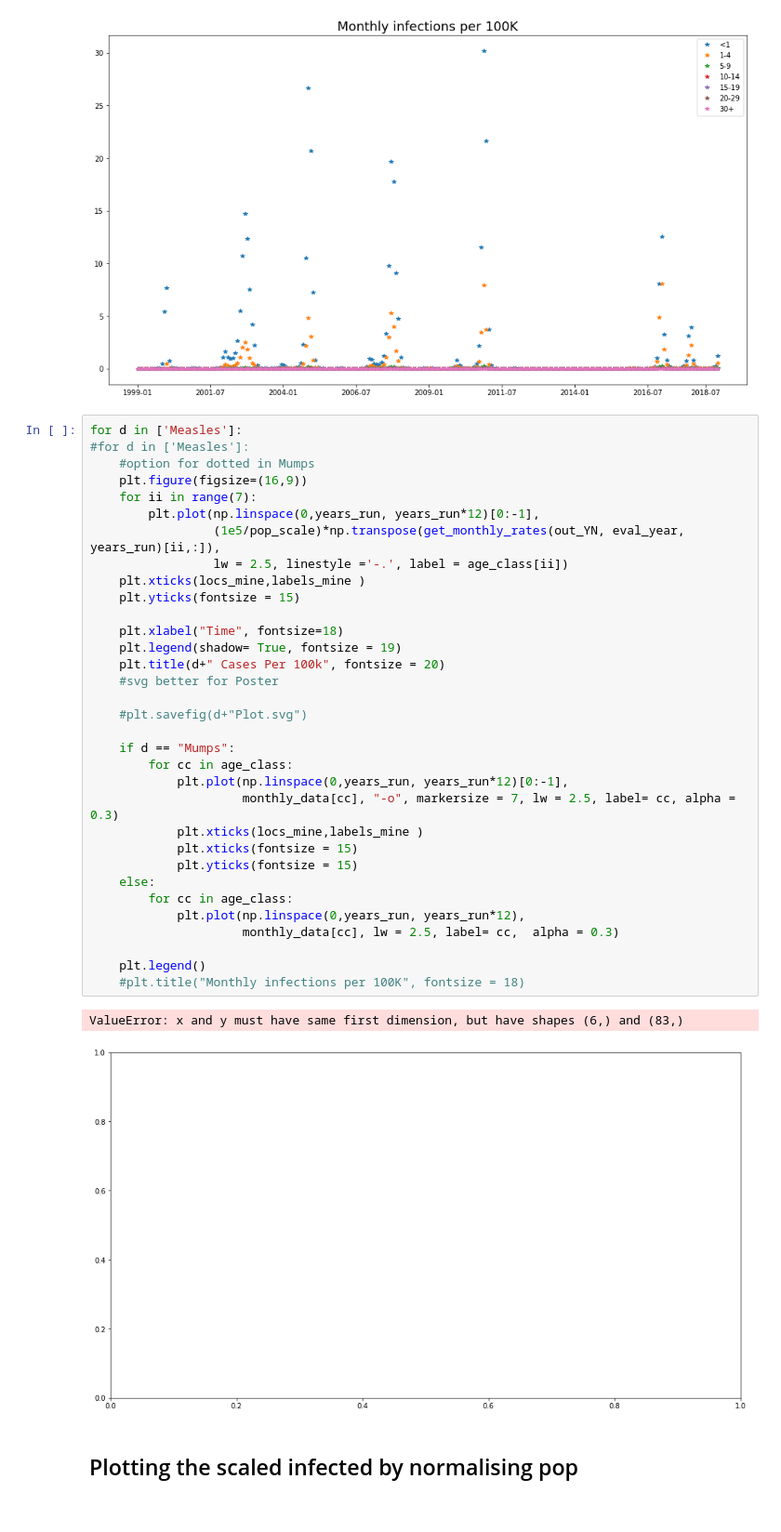
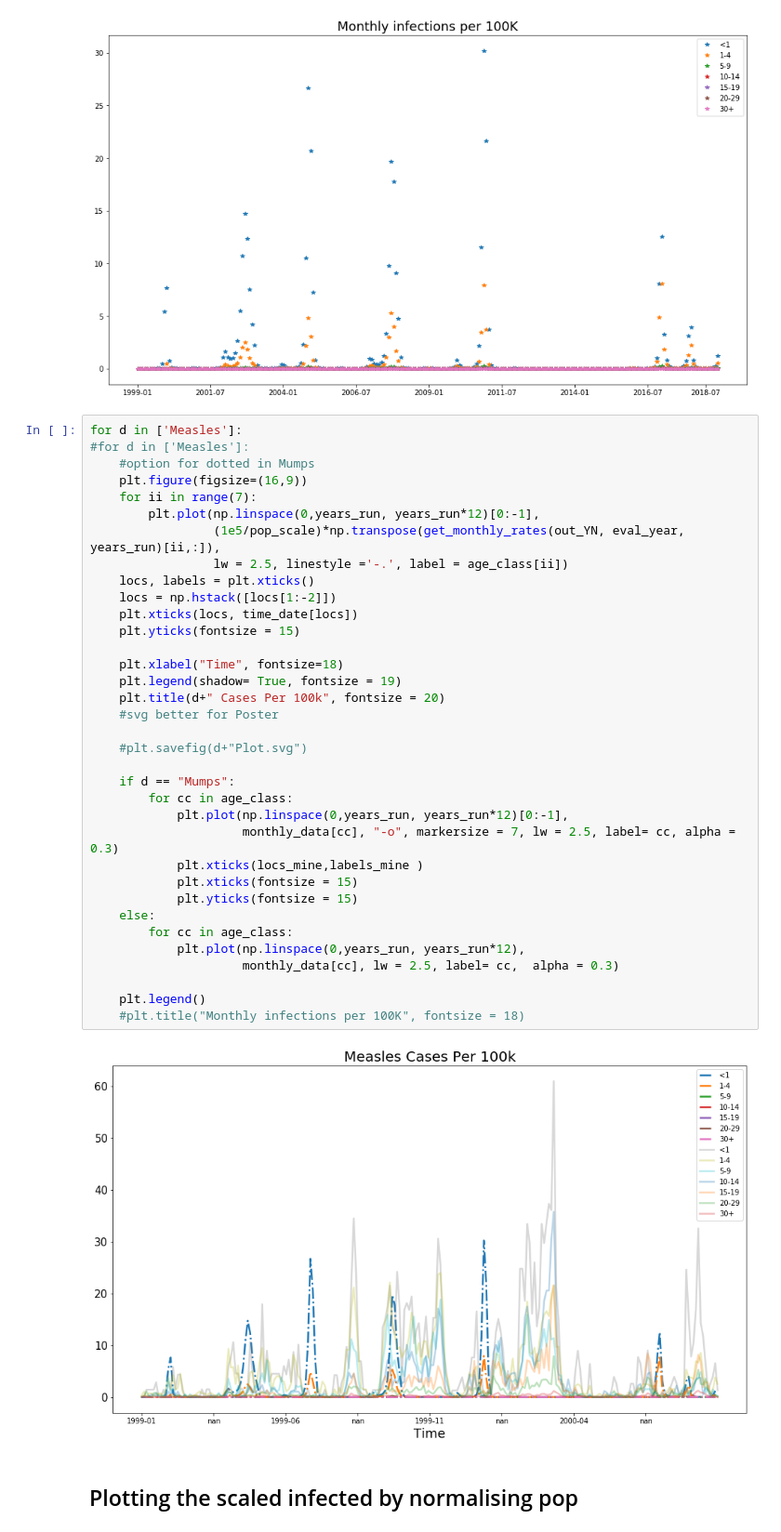
Before and after one commit to dhelekal/EpiRSG2020, a Jupyter notebook: model/Monthly_cases_simulation.ipynb, the cells around one changed output. Shown at 93% size. Drawn from its saved outputs; the diff is of its cells as text.

```diff
--- a/model/Monthly_cases_simulation.ipynb
+++ b/model/Monthly_cases_simulation.ipynb
@@ -280,36 +280,37 @@ for d in ['Measles']:
     #option for dotted in Mumps
     plt.figure(figsize=(16,9))
     for ii in range(7):
         plt.plot(np.linspace(0,years_run, years_run*12)[0:-1],
                  (1e5/pop_scale)*np.transpose(get_monthly_rates(out_YN, eval_year, years_run)[ii,:]),
                  lw = 2.5, linestyle ='-.', label = age_class[ii])
-    plt.xticks(locs_mine,labels_mine )
+    locs, labels = plt.xticks()
+    locs = np.hstack([locs[1:-2]])
+    plt.xticks(locs, time_date[locs])
     plt.yticks(fontsize = 15)
 
     plt.xlabel("Time", fontsize=18)
     plt.legend(shadow= True, fontsize = 19)
     plt.title(d+" Cases Per 100k", fontsize = 20)
     #svg better for Poster
 
     #plt.savefig(d+"Plot.svg")
 
     if d == "Mumps":
         for cc in age_class:
             plt.plot(np.linspace(0,years_run, years_run*12)[0:-1],
                      monthly_data[cc], "-o", markersize = 7, lw = 2.5, label= cc, alpha = 0.3)
             plt.xticks(locs_mine,labels_mine )
             plt.xticks(fontsize = 15)
             plt.yticks(fontsize = 15)
     else:
         for cc in age_class:
             plt.plot(np.linspace(0,years_run, years_run*12),
                      monthly_data[cc], lw = 2.5, label= cc,  alpha = 0.3)
 
     plt.legend()
     #plt.title("Monthly infections per 100K", fontsize = 18)
 # %% [output]
-ValueError: x and y must have same first dimension, but have shapes (6,) and (83,)
-[figure, old version]
+[figure, new version]
 # %% [markdown]
 ## Plotting the scaled infected by normalising pop
 # %%
```
Also changed, not shown: 2 other files.
